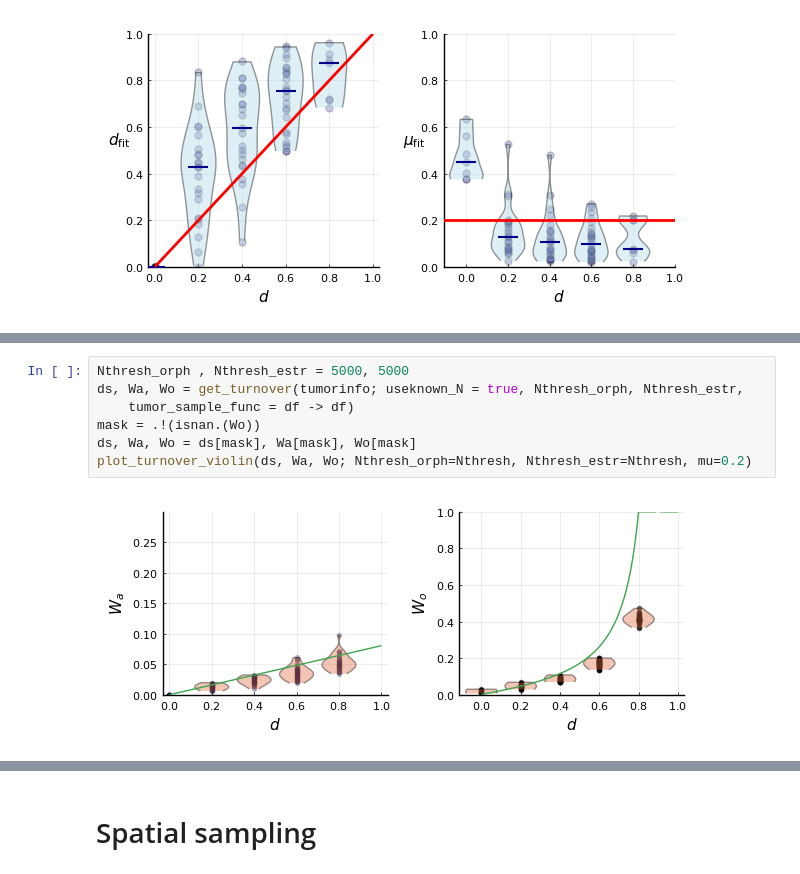
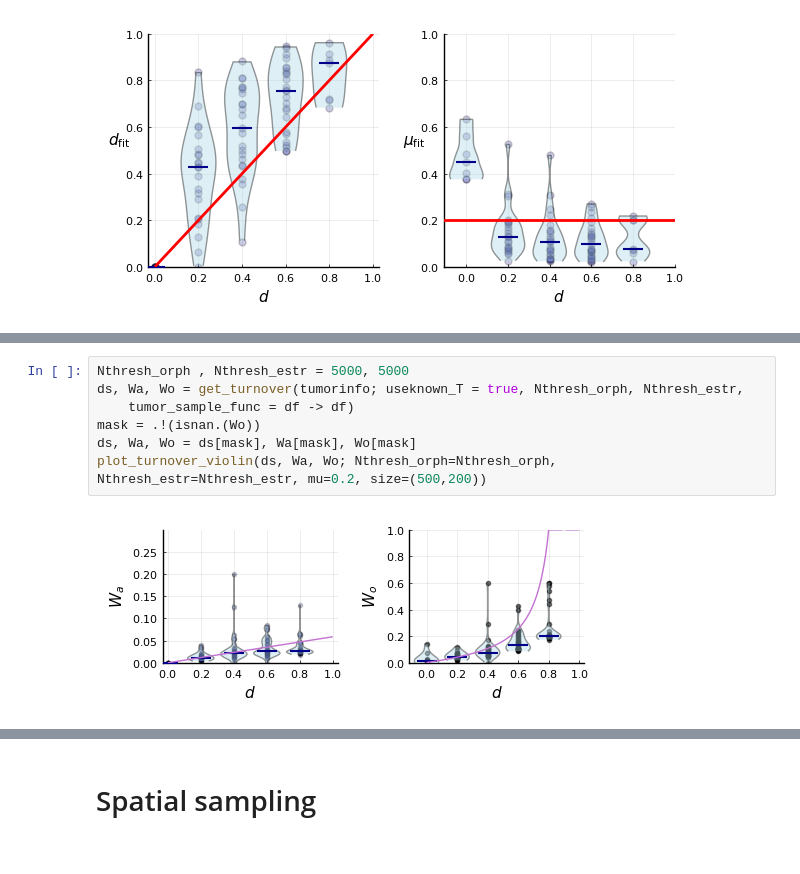
Before and after one commit to aangaji/Turnover, a Jupyter notebook: inference_rework.ipynb, the cells around one changed output, grey strips where cells are left out. Cells and saved outputs as stored; diff of their text form.

```diff
--- a/inference_rework.ipynb
+++ b/inference_rework.ipynb
@@ -99,9 +109,9 @@ plot_turnover_violin(ds, Wa, Wo; Nthresh_orph=Nthresh, Nthresh_estr=Nthresh, mu=
 # %%
 Nthresh_orph , Nthresh_estr = 5000, 5000
-ds, Wa, Wo = get_turnover(tumorinfo; useknown_N = true, Nthresh_orph, Nthresh_estr,
+ds, Wa, Wo = get_turnover(tumorinfo; useknown_T = true, Nthresh_orph, Nthresh_estr,
     tumor_sample_func = df -> df)
 mask = .!(isnan.(Wo))
 ds, Wa, Wo = ds[mask], Wa[mask], Wo[mask]
-plot_turnover_violin(ds, Wa, Wo; Nthresh_orph=Nthresh, Nthresh_estr=Nthresh, mu=0.2)
+plot_turnover_violin(ds, Wa, Wo; Nthresh_orph=Nthresh_orph, Nthresh_estr=Nthresh_estr, mu=0.2, size=(500,200))
 # %% [output]
-[figure, old version]
+[figure, new version]
```
Also changed, not shown: parts of 46 cells of this notebook, 19 other files.
